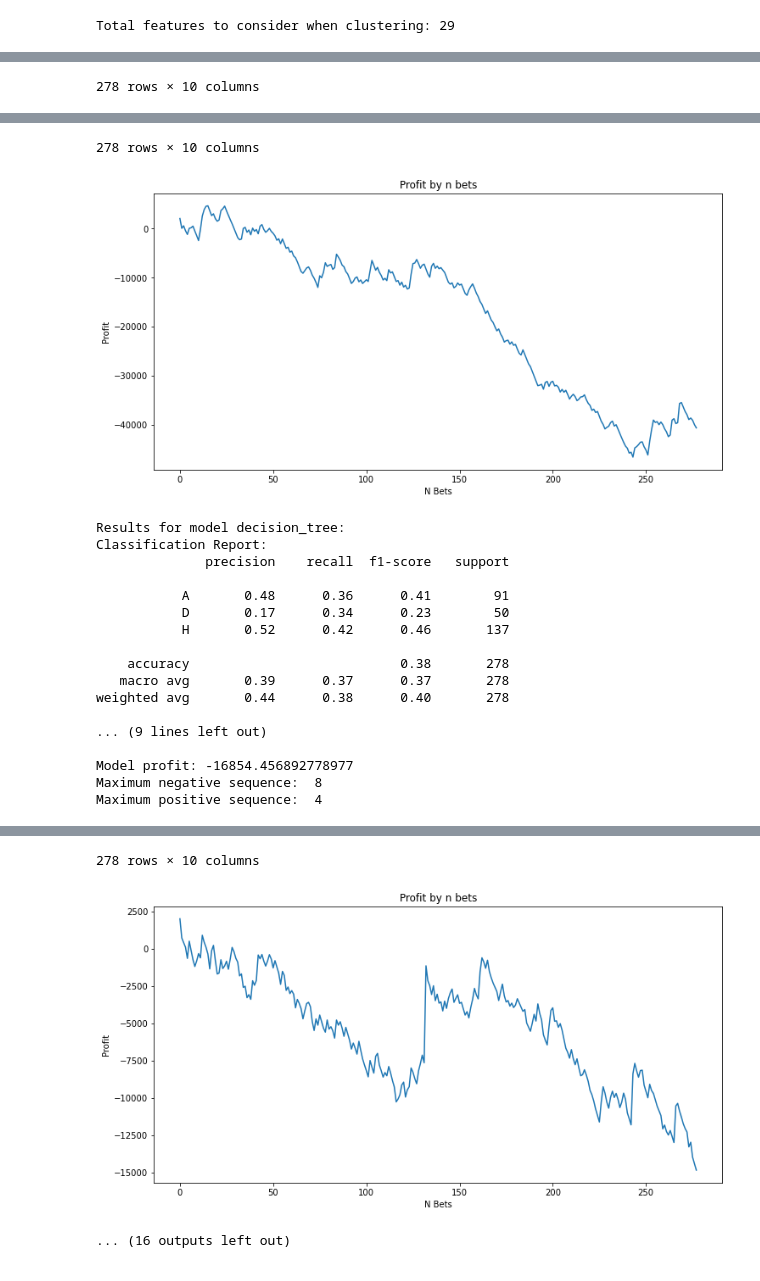
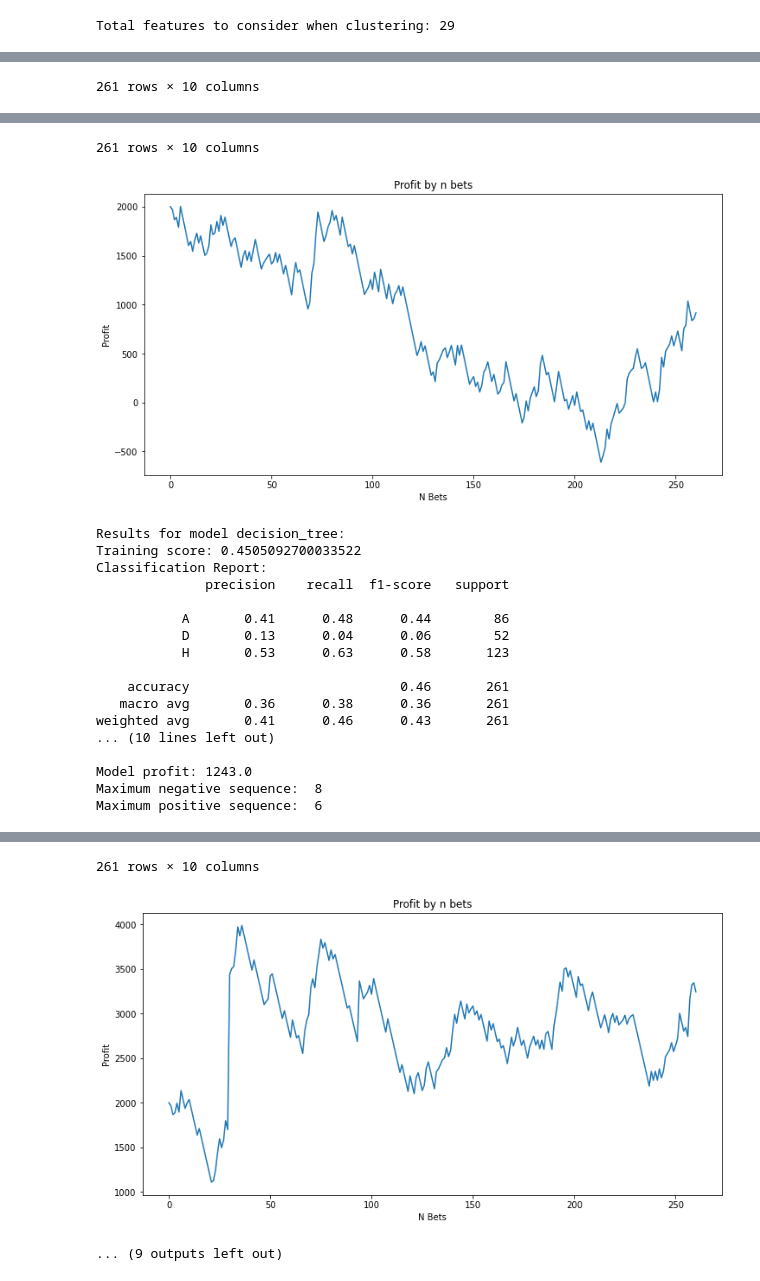
Before and after one commit to caiomelo22/football-predictor, a Jupyter notebook: predictor_v2.ipynb, the cells around one changed output, grey strips where cells are left out. Drawn from its saved outputs; the diff is of its cells as text; code cells hidden in the pictures.

Commit message:
Saving only the functional models and exploring its results in the predictor_v2

```diff
--- a/predictor_v2.ipynb
+++ b/predictor_v2.ipynb
@@ -9,7 +10,7 @@ Setup Complete
 run_random_search = False
 league = 'premier-league'
 seasons = '2017-2023'
-season_test = 2018
+season_test = 2022
 # %%
 # Read the data
 X_full, y, X_test_full, y_test, odds_test = hf.get_league_data(league, seasons, season_test)
@@ -116,6 +117,7 @@ hf.plot_mi_scores(third_mi_scores[third_mi_scores > min_mi_score])
 # %%
 import json
 from joblib import load
+from sklearn.ensemble import VotingClassifier
 import pickle
 
 dir_path = f"leagues_v2/{league}/best_models/{season_test}"
@@ -137,11 +139,19 @@ for model in models:
 
 models_dict['voting_classifier'] = {'estimator': VotingClassifier(estimators=voting_classifier_estimators, voting='soft')}
 
+progress_data = []
 for model in models_dict.keys():
     print(f"Results for model {model}:")
+    score = models_dict[model].get('score')
+    if score:
+        print('Training score:', score)
     my_pipeline = hf.build_pipeline(X_train, y_train, models_dict[model]['estimator'])
     test_results_df = hf.build_pred_df(my_pipeline, X_test, y_test, odds_test)
     display(test_results_df)
     hf.plot_betting_progress(test_results_df)
+    progress_data.append([test_results_df['profit'].sum(), score])
+
+cols = ['profit', 'training_score']
+profit_df = pd.DataFrame(progress_data, columns=cols, index=models_dict.keys())
 # %% [output]
 Results for model logistic_regression:
@@ -176 +186 @@ Maximum positive sequence:  5
-278 rows × 10 columns
+261 rows × 10 columns
@@ -207,20 +217,20 @@ Maximum positive sequence:  5
-278 rows × 10 columns
+261 rows × 10 columns
-[figure, old version]
+[figure, new version]
 Results for model decision_tree:
+Training score: 0.4505092700033522
 Classification Report:
               precision    recall  f1-score   support
 
-           A       0.48      0.36      0.41        91
-           D       0.17      0.34      0.23        50
-           H       0.52      0.42      0.46       137
+           A       0.41      0.48      0.44        86
+           D       0.13      0.04      0.06        52
+           H       0.53      0.63      0.58       123
 
-    accuracy                           0.38       278
-   macro avg       0.39      0.37      0.37       278
-weighted avg       0.44      0.38      0.40       278
+    accuracy                           0.46       261
+   macro avg       0.36      0.38      0.36       261
+weighted avg       0.41      0.46      0.43       261
+... (10 lines left out)
 
-... (9 lines left out)
-
-Model profit: -16854.456892778977
+Model profit: 1243.0
 Maximum negative sequence:  8
-Maximum positive sequence:  4
+Maximum positive sequence:  6
 |  | outcome | pred | away_probs | draw_probs | home_probs | home_odds | away_odds | draw_odds | profit | ... |
@@ -238,3 +248,3 @@ Maximum positive sequence:  4
-278 rows × 10 columns
+261 rows × 10 columns
-[figure, old version]
+[figure, new version]
-... (16 outputs left out)
+... (9 outputs left out)
```
Also changed, not shown: parts of 8 cells of this notebook, 1 other file.
